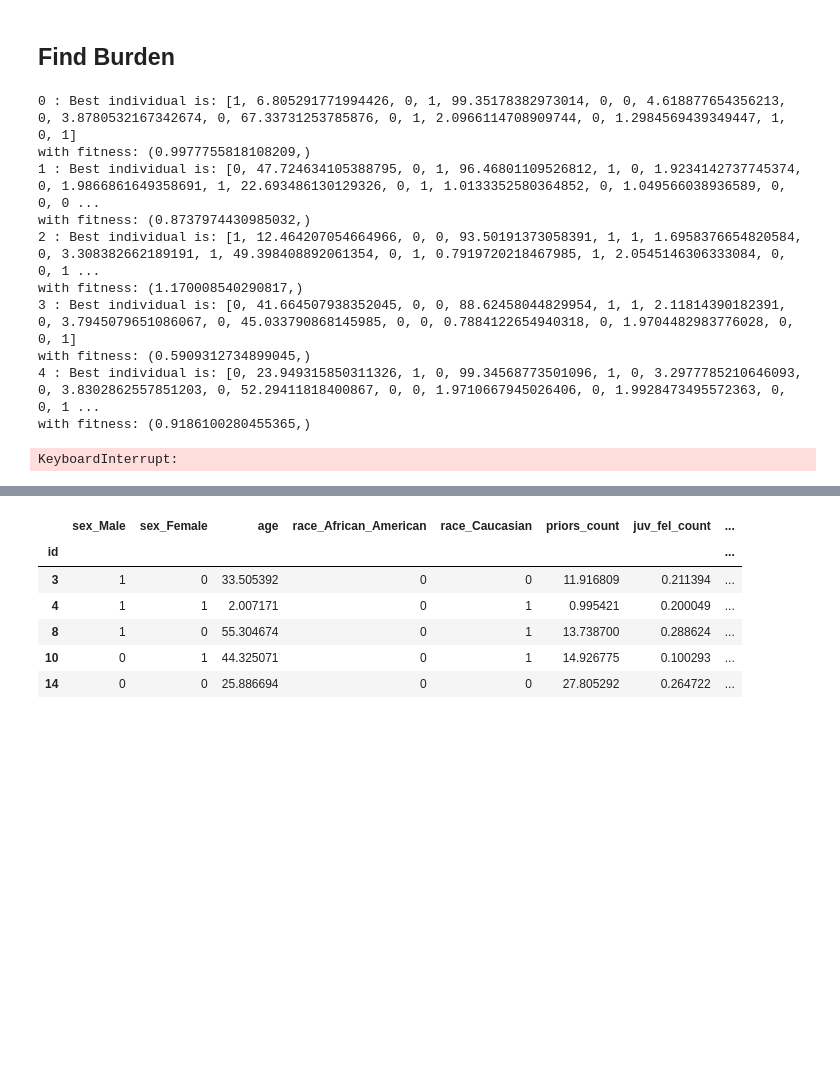
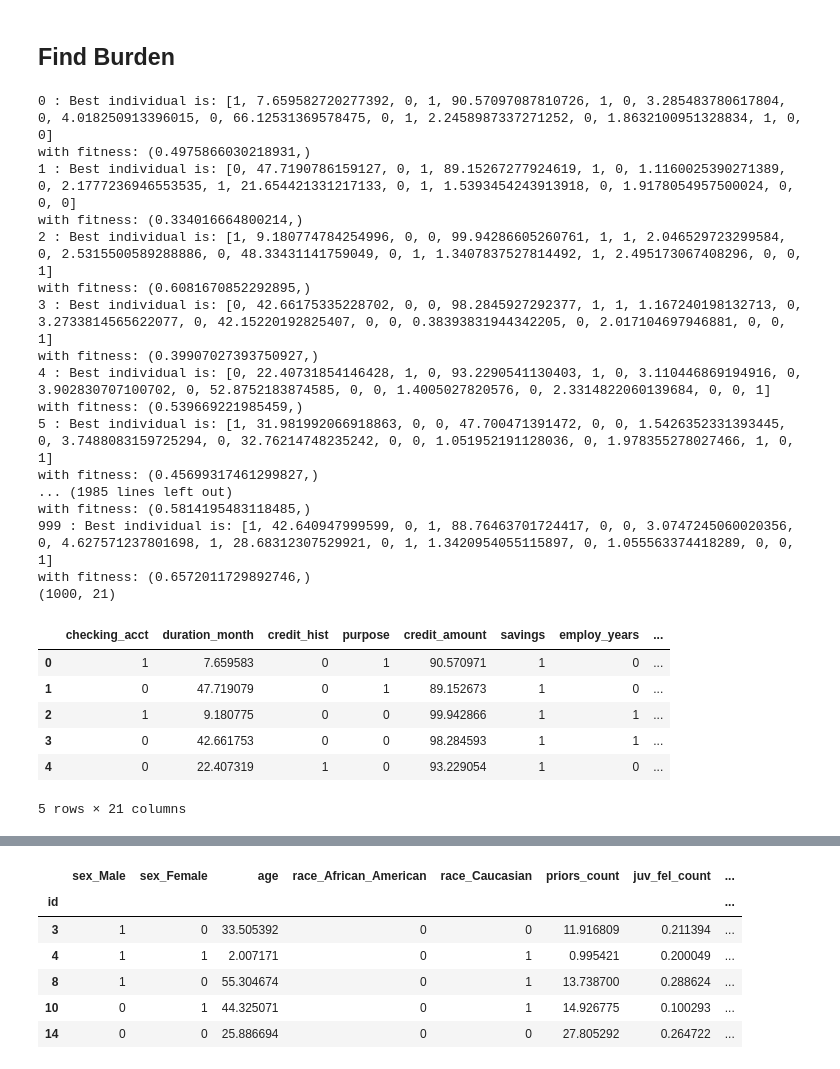
Before and after one commit to NathanielCJ/H2-unbiasedml, a Jupyter notebook: Burden/Burden_Exper_DEAP_GermanCredit.ipynb, the cells around one changed output, grey strips where cells are left out. Cells and saved outputs as stored; diff of their text form; code cells hidden in the pictures; blank space fills up the shorter version.

```diff
--- a/Burden/Burden_Exper_DEAP_GermanCredit.ipynb
+++ b/Burden/Burden_Exper_DEAP_GermanCredit.ipynb
@@ -350,46 +350,59 @@ burden_data = learning_data.copy()
 burden_data = burden_data.loc[:,X_Labels]
 
 c_facts = []
 
-pop_size = len(X_Labels)**2
-gens = 500
+pop_size = min(len(X_Labels)**2, 30000)
+gens = 40
 
 for i in range(burden_data.shape[0]):
 
     iper = burden_data.iloc[i].values.tolist()
     toolbox.register("evaluate", d, other=iper, cat=cat_list, con=con_list, madArray=madArr, pred_func=model.predict)
 
 
     pop = toolbox.population(n=pop_size)
     hof = tools.HallOfFame(1)
 
     pop, log = algorithms.eaSimple(pop, toolbox, cxpb=0.5, mutpb=0.2, ngen=gens, halloffame=hof, verbose=False)
 
     print(str(i), ": Best individual is: %s\nwith fitness: %s" % (hof[0], hof[0].fitness))
 
     cfact_final = list(hof[0])
     cfact_final.append(hof[0].fitness.values[0])
 
     c_facts.append(cfact_final)
 
     toolbox.unregister("evaluate")
 
 c_facts_df = pd.DataFrame(c_facts, columns=X_Labels+['fitness'],
                           index=burden_data.index)
 print(c_facts_df.shape)
 c_facts_df.head()
 # %% [output]
-0 : Best individual is: [1, 6.805291771994426, 0, 1, 99.35178382973014, 0, 0, 4.618877654356213, 0, 3.8780532167342674, 0, 67.33731253785876, 0, 1, 2.0966114708909744, 0, 1.2984569439349447, 1, 0, 1]
-with fitness: (0.9977755818108209,)
-1 : Best individual is: [0, 47.724634105388795, 0, 1, 96.46801109526812, 1, 0, 1.9234142737745374, 0, 1.9866861649358691, 1, 22.693486130129326, 0, 1, 1.0133352580364852, 0, 1.049566038936589, 0, 0, 0 ...
-with fitness: (0.8737974430985032,)
-2 : Best individual is: [1, 12.464207054664966, 0, 0, 93.50191373058391, 1, 1, 1.6958376654820584, 0, 3.308382662189191, 1, 49.398408892061354, 0, 1, 0.7919720218467985, 1, 2.0545146306333084, 0, 0, 1 ...
-with fitness: (1.170008540290817,)
-3 : Best individual is: [0, 41.664507938352045, 0, 0, 88.62458044829954, 1, 1, 2.11814390182391, 0, 3.7945079651086067, 0, 45.033790868145985, 0, 0, 0.7884122654940318, 0, 1.9704482983776028, 0, 0, 1]
-with fitness: (0.5909312734899045,)
-4 : Best individual is: [0, 23.949315850311326, 1, 0, 99.34568773501096, 1, 0, 3.2977785210646093, 0, 3.8302862557851203, 0, 52.29411818400867, 0, 0, 1.9710667945026406, 0, 1.9928473495572363, 0, 0, 1 ...
-with fitness: (0.9186100280455365,)
+0 : Best individual is: [1, 7.659582720277392, 0, 1, 90.57097087810726, 1, 0, 3.285483780617804, 0, 4.018250913396015, 0, 66.12531369578475, 0, 1, 2.2458987337271252, 0, 1.8632100951328834, 1, 0, 0]
+with fitness: (0.4975866030218931,)
+1 : Best individual is: [0, 47.7190786159127, 0, 1, 89.15267277924619, 1, 0, 1.1160025390271389, 0, 2.1777236946553535, 1, 21.654421331217133, 0, 1, 1.5393454243913918, 0, 1.9178054957500024, 0, 0, 0]
+with fitness: (0.334016664800214,)
+2 : Best individual is: [1, 9.180774784254996, 0, 0, 99.94286605260761, 1, 1, 2.046529723299584, 0, 2.5315500589288886, 0, 48.33431141759049, 0, 1, 1.3407837527814492, 1, 2.495173067408296, 0, 0, 1]
+with fitness: (0.6081670852292895,)
+3 : Best individual is: [0, 42.66175335228702, 0, 0, 98.2845927292377, 1, 1, 1.167240198132713, 0, 3.2733814565622077, 0, 42.15220192825407, 0, 0, 0.38393831944342205, 0, 2.017104697946881, 0, 0, 1]
+with fitness: (0.39907027393750927,)
+4 : Best individual is: [0, 22.40731854146428, 1, 0, 93.2290541130403, 1, 0, 3.110446869194916, 0, 3.902830707100702, 0, 52.8752183874585, 0, 0, 1.4005027820576, 0, 2.3314822060139684, 0, 0, 1]
+with fitness: (0.539669221985459,)
+5 : Best individual is: [1, 31.981992066918863, 0, 0, 47.700471391472, 0, 0, 1.5426352331393445, 0, 3.7488083159725294, 0, 32.76214748235242, 0, 0, 1.051952191128036, 0, 1.978355278027466, 1, 0, 1]
+with fitness: (0.45699317461299827,)
+... (1985 lines left out)
+with fitness: (0.5814195483118485,)
+999 : Best individual is: [1, 42.640947999599, 0, 1, 88.76463701724417, 0, 0, 3.0747245060020356, 0, 4.627571237801698, 1, 28.68312307529921, 0, 1, 1.3420954055115897, 0, 1.055563374418289, 0, 0, 1]
+with fitness: (0.6572011729892746,)
+(1000, 21)
+|  | checking_acct | duration_month | credit_hist | purpose | credit_amount | savings | employ_years | ... |
+| 0 | 1 | 7.659583 | 0 | 1 | 90.570971 | 1 | 0 | ... |
+| 1 | 0 | 47.719079 | 0 | 1 | 89.152673 | 1 | 0 | ... |
+| 2 | 1 | 9.180775 | 0 | 0 | 99.942866 | 1 | 1 | ... |
+| 3 | 0 | 42.661753 | 0 | 0 | 98.284593 | 1 | 1 | ... |
+| 4 | 0 | 22.407319 | 1 | 0 | 93.229054 | 1 | 0 | ... |
-KeyboardInterrupt:
+5 rows × 21 columns
 # %%
 burden_data['fitness'] = c_facts_df.fitness
 burden_data['dist'] = 1/c_facts_df.fitness
```
Also changed, not shown: parts of 9 cells of this notebook, 4 other files.
